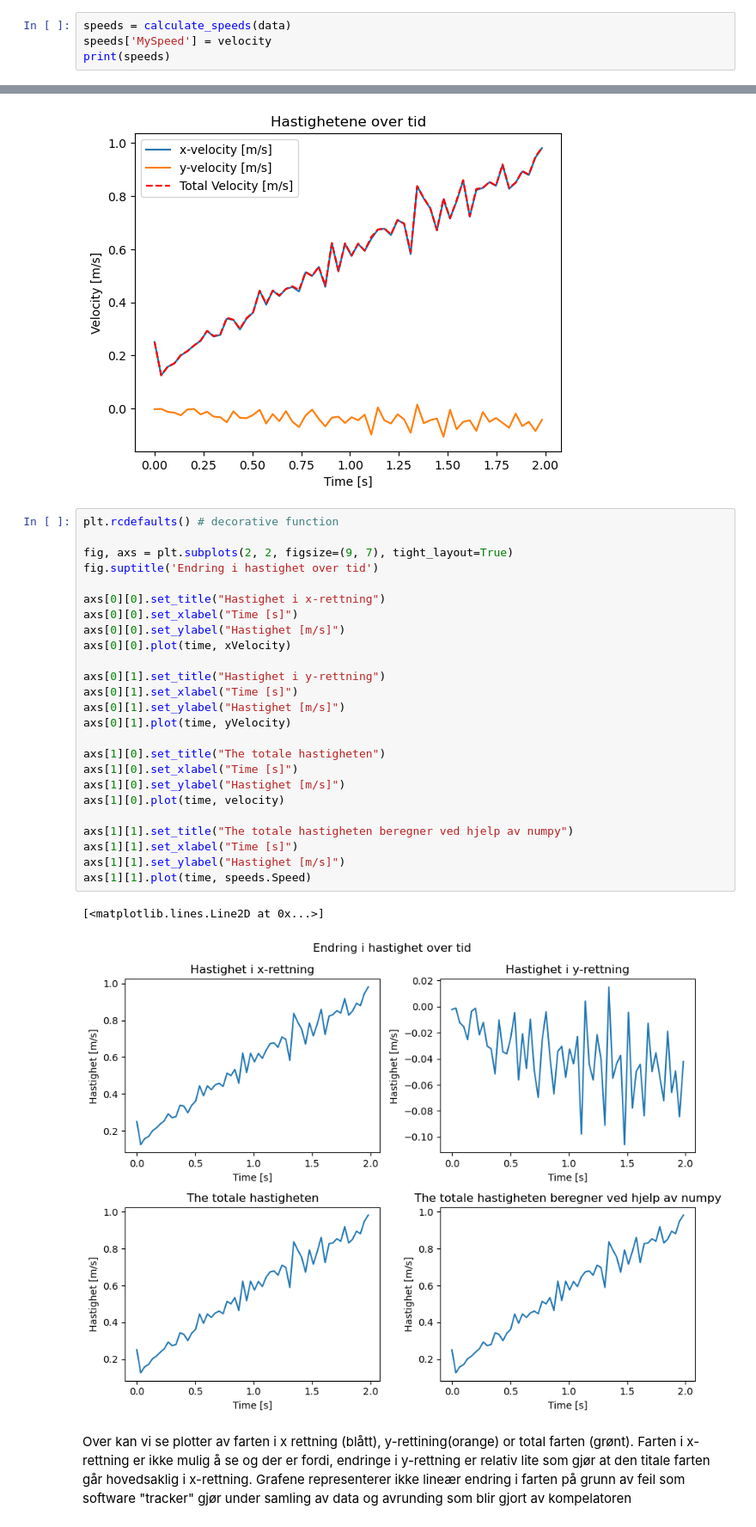
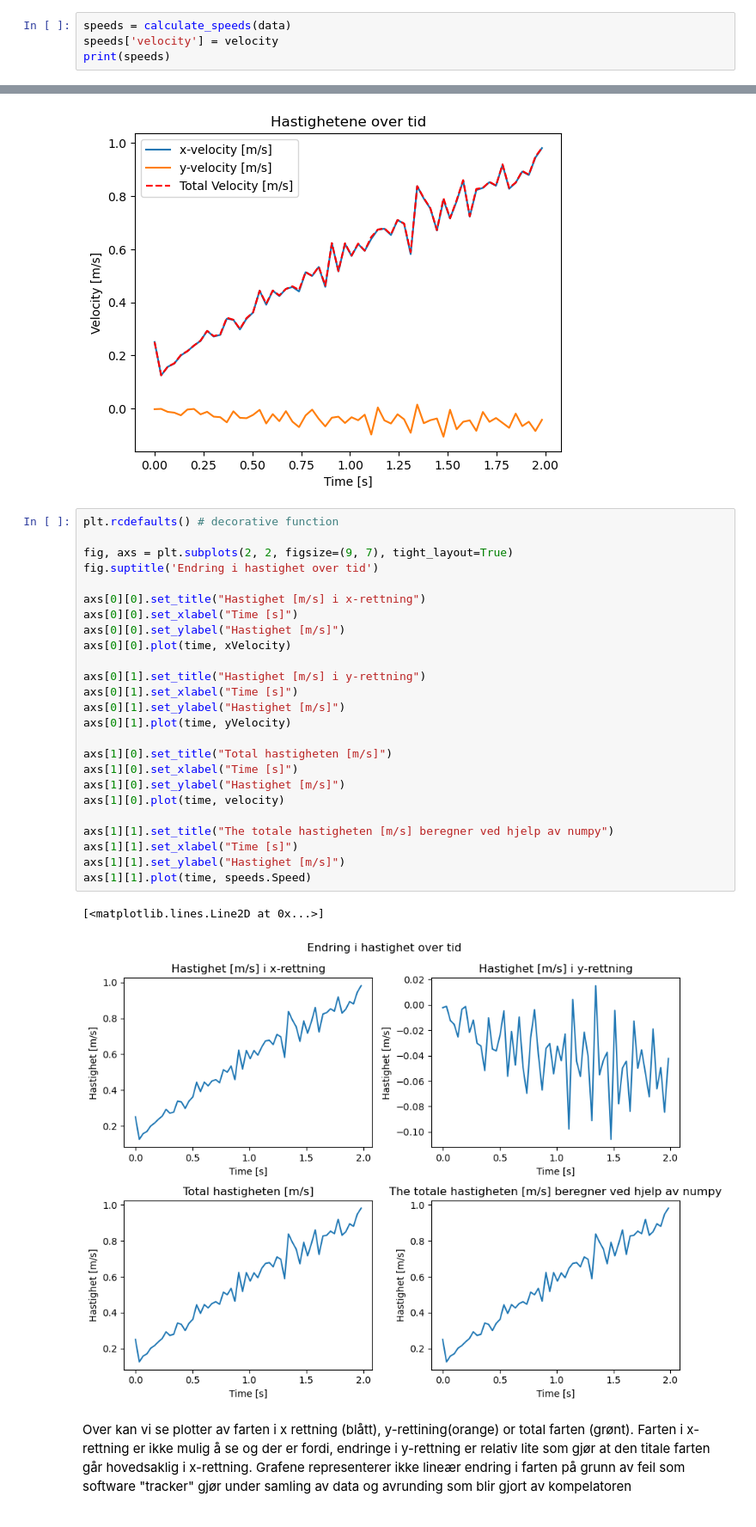
Before and after one commit to Senja20/fys129Del2, a Jupyter notebook: Del 2 fys129.ipynb, the cells around one changed output, grey strips where cells are left out. Shown at 86% size. Cells and saved outputs as stored; diff of their text form.

Commit message:
Made changes to our position plot

```diff
--- a/Del 2 fys129.ipynb
+++ b/Del 2 fys129.ipynb
@@ -131,6 +134,6 @@ time = time[:-1]
 Over kalkulerer jeg hastighet i både x- og y-rettning. Jeg bruker numerisk derivasjon for å gjennomfører dette. Numerisk integrasjon handler om å ta en liten edring i strekning og dele den på endring i tiden. Det betyr at dersom vi har endring over strekning i ,for eksempel, x-aksen dx vi kan dele på eneringen i tiden dt og vi får gjennomsnitlige endringen. Vi har brukt "tracker" som ga oss punker punker for posisjonen av et ball i bevegelse. Vi har endring i posisjonen i mellom disse punktene og deler den på tiden den tok for hver punk. Dette gir et approksimasjon av den deriverte som er også approksimasjonen for hastighetene. Dette kan vi bruke til å regne den kinetiske- og romasjons-energiene som er plotten under.
 # %%
 speeds = calculate_speeds(data)
-speeds['MySpeed'] = velocity
+speeds['velocity'] = velocity
 print(speeds)
 # %% [output]
@@ -168,31 +171,31 @@ plt.legend()
 # %%
 plt.rcdefaults() # decorative function
 
 fig, axs = plt.subplots(2, 2, figsize=(9, 7), tight_layout=True)
 fig.suptitle('Endring i hastighet over tid')
 
-axs[0][0].set_title("Hastighet i x-rettning")
+axs[0][0].set_title("Hastighet [m/s] i x-rettning")
 axs[0][0].set_xlabel("Time [s]")
 axs[0][0].set_ylabel("Hastighet [m/s]")
 axs[0][0].plot(time, xVelocity)
 
-axs[0][1].set_title("Hastighet i y-rettning")
+axs[0][1].set_title("Hastighet [m/s] i y-rettning")
 axs[0][1].set_xlabel("Time [s]")
 axs[0][1].set_ylabel("Hastighet [m/s]")
 axs[0][1].plot(time, yVelocity)
 
-axs[1][0].set_title("The totale hastigheten")
+axs[1][0].set_title("Total hastigheten [m/s]")
 axs[1][0].set_xlabel("Time [s]")
 axs[1][0].set_ylabel("Hastighet [m/s]")
 axs[1][0].plot(time, velocity)
 
-axs[1][1].set_title("The totale hastigheten beregner ved hjelp av numpy")
+axs[1][1].set_title("The totale hastigheten [m/s] beregner ved hjelp av numpy")
 axs[1][1].set_xlabel("Time [s]")
 axs[1][1].set_ylabel("Hastighet [m/s]")
 axs[1][1].plot(time, speeds.Speed)
 # %% [output]
 [<matplotlib.lines.Line2D at 0x...>]
-[figure, old version]
+[figure, new version]
 # %% [markdown]
 Over kan vi se plotter av farten i x rettning (blått), y-rettining(orange) or total farten (grønt). Farten i x-rettning er ikke mulig å se og der er fordi, endringe i y-rettning er relativ lite som gjør at den titale farten går hovedsaklig i x-rettning. Grafene representerer ikke lineær endring i farten på grunn av feil som software "tracker" gjør under samling av data og avrunding som blir gjort av kompelatoren
 # %%
```
Also changed, not shown: parts of 6 cells of this notebook.
